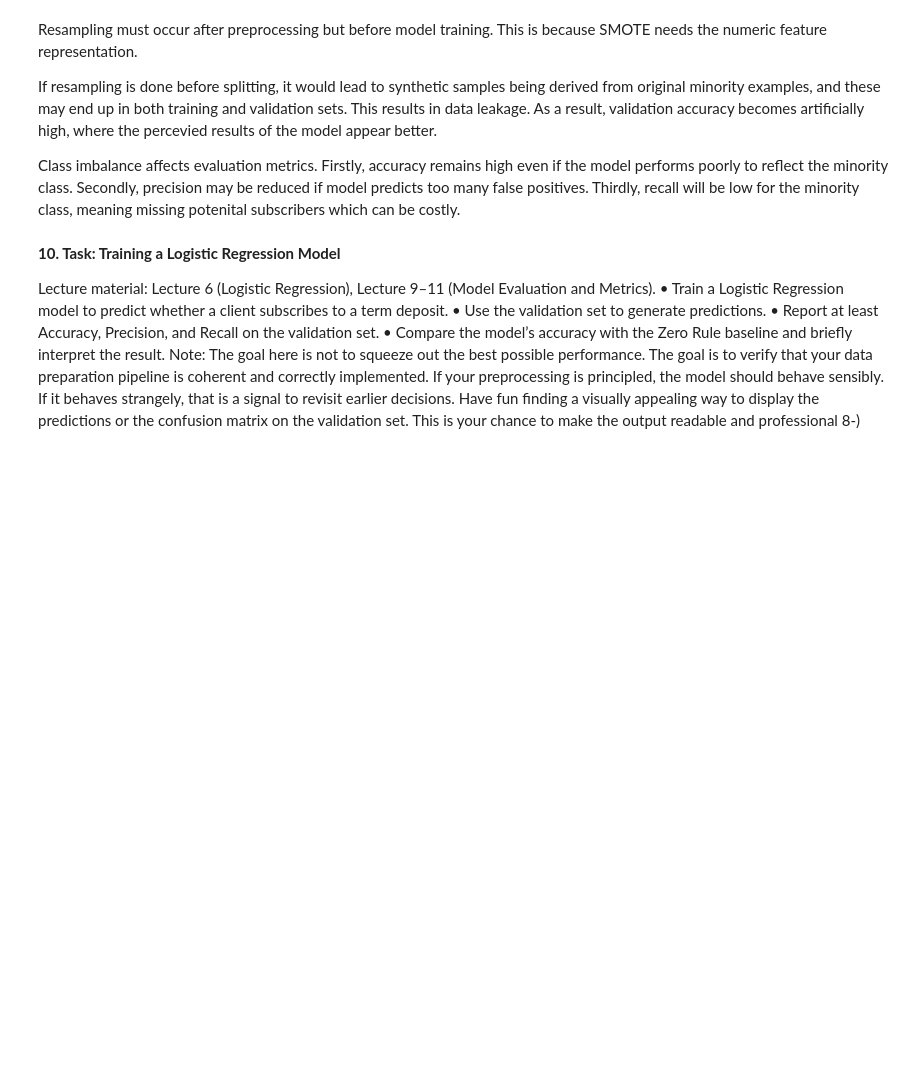
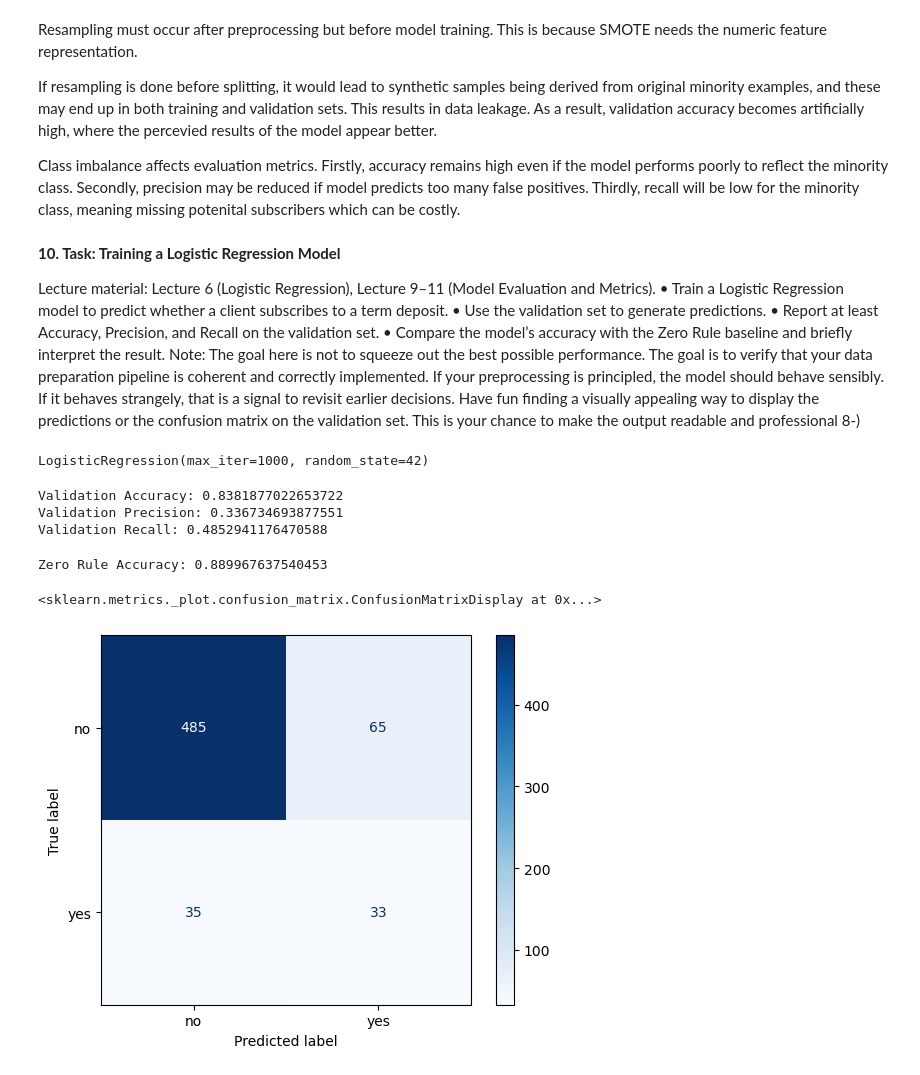
Before and after one commit to blizzardl8l/ML-fundamentals-2026, a Jupyter notebook: assignment_1_Kwan_Hao_Ron.ipynb, the cells around one changed output. Saved outputs shown, nothing was run; the diff lists cells and outputs as text; code cells hidden in the pictures; blank space fills up the shorter version.

Commit message:
Implement Task 10: Logistic Regression Model

```diff
--- a/assignment_1_Kwan_Hao_Ron.ipynb
+++ b/assignment_1_Kwan_Hao_Ron.ipynb
@@ -587,3 +587,53 @@ Lecture material:	Lecture 6 (Logistic Regression), Lecture 9–11 (Model Evaluat
 •	Report at least Accuracy, Precision, and Recall on the validation set.
 •	Compare the model’s accuracy with the Zero Rule baseline and briefly interpret the result.
 Note: The goal here is not to squeeze out the best possible performance. The goal is to verify that your data preparation pipeline is coherent and correctly implemented. If your preprocessing is principled, the model should behave sensibly. If it behaves strangely, that is a signal to revisit earlier decisions. Have fun finding a visually appealing way to display the predictions or the confusion matrix on the validation set. This is your chance to make the output readable and professional 8-)
+# %%
+# train model
+from sklearn.linear_model import LogisticRegression
+
+model = LogisticRegression(max_iter=1000, random_state=42)
+
+model.fit(X_train_resampled, y_train_resampled)
+# %% [output]
+LogisticRegression(max_iter=1000, random_state=42)
+# %%
+# predict validation
+y_val_pred = model.predict(X_val_encoded)
+# %%
+# compute eval metrics
+from sklearn.metrics import accuracy_score, precision_score, recall_score
+
+accuracy = accuracy_score(y_val, y_val_pred)
+precision = precision_score(y_val, y_val_pred, pos_label="yes")
+recall = recall_score(y_val, y_val_pred, pos_label="yes")
+
+print("Validation Accuracy:", accuracy)
+print("Validation Precision:", precision)
+print("Validation Recall:", recall)
+# %% [output]
+Validation Accuracy: 0.8381877022653722
+Validation Precision: 0.336734693877551
+Validation Recall: 0.4852941176470588
+# %%
+# zero rule baselines -> predict majority class
+
+majority_class = y_train.value_counts().idxmax()
+
+zero_rule_predictions = [majority_class] * len(y_val)
+
+zero_rule_accuracy = accuracy_score(y_val, zero_rule_predictions)
+
+print("Zero Rule Accuracy:", zero_rule_accuracy)
+# %% [output]
+Zero Rule Accuracy: 0.889967637540453
+# %%
+# confusion matrix
+from sklearn.metrics import confusion_matrix, ConfusionMatrixDisplay
+
+cm = confusion_matrix(y_val, y_val_pred, labels=["no", "yes"])
+
+disp = ConfusionMatrixDisplay(confusion_matrix=cm, display_labels=["no", "yes"])
+disp.plot(cmap="Blues")
+# %% [output]
+<sklearn.metrics._plot.confusion_matrix.ConfusionMatrixDisplay at 0x...>
+[figure, added]
```
Also changed, not shown: parts of 1 cell of this notebook.
